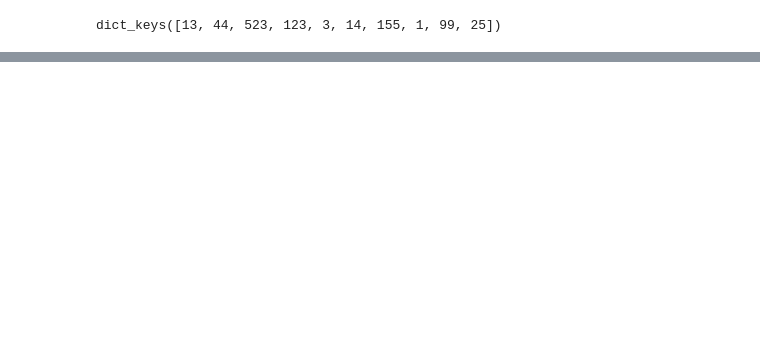
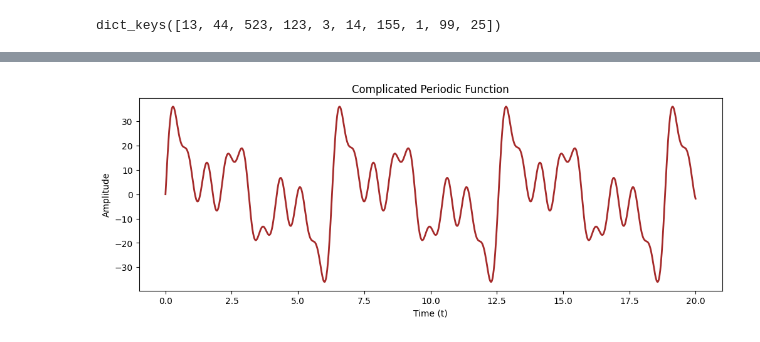
Before and after one commit to CEBangu/MOD_201, a Jupyter notebook: MOD201 final_report/final_report.ipynb, the cells around one changed output, grey strips where cells are left out. Saved outputs shown, nothing was run; the diff lists cells and outputs as text; code cells hidden in the pictures; blank space fills up the shorter version.

```diff
--- a/MOD201 final_report/final_report.ipynb
+++ b/MOD201 final_report/final_report.ipynb
@@ -304,0 +413,42 @@ AttributeError: Line2D.set() got an unexpected keyword argument 'width'
+# %%
+# Define the time array
+t = np.linspace(0, 20, 1440)
+
+# Define the complicated periodic function
+def complicated_periodic_function(t):
+    return (1.0 * np.sin(1 * t) +
+            3 * np.sin(3 * t) +
+            5 * np.sin(3 * t) +
+            3 * np.sin(4 * t) +
+            5 * np.sin(1 * t) +
+            3 * np.sin(9 * t) +
+            2 * np.sin(1 * t) +
+            1 * np.sin(8 * t) +
+            4 * np.sin(9 * t) +
+            5 * np.sin(5 * t) +
+            7 * np.sin(3 * t) +
+            3 * np.sin(6 * t) +
+            4 * np.sin(2 * t) +
+            3 * np.sin(5 * t) +
+            1 * np.sin(5 * t) +
+            4 * np.sin(1 * t))
+
+
+# Generate the waveform data
+waveform = complicated_periodic_function(t)
+
+# Create the plot
+fig, ax = plt.subplots(figsize=(12, 4))
+
+# Plot the waveform
+ax.plot(t, waveform, color='brown', linewidth=2)
+
+# Set labels and title
+ax.set_title('Complicated Periodic Function')
+ax.set_xlabel('Time (t)')
+ax.set_ylabel('Amplitude')
+
+# Show the plot
+plt.show()
+# %% [output]
+[figure, added]
```
Also changed, not shown: parts of 16 cells of this notebook.
